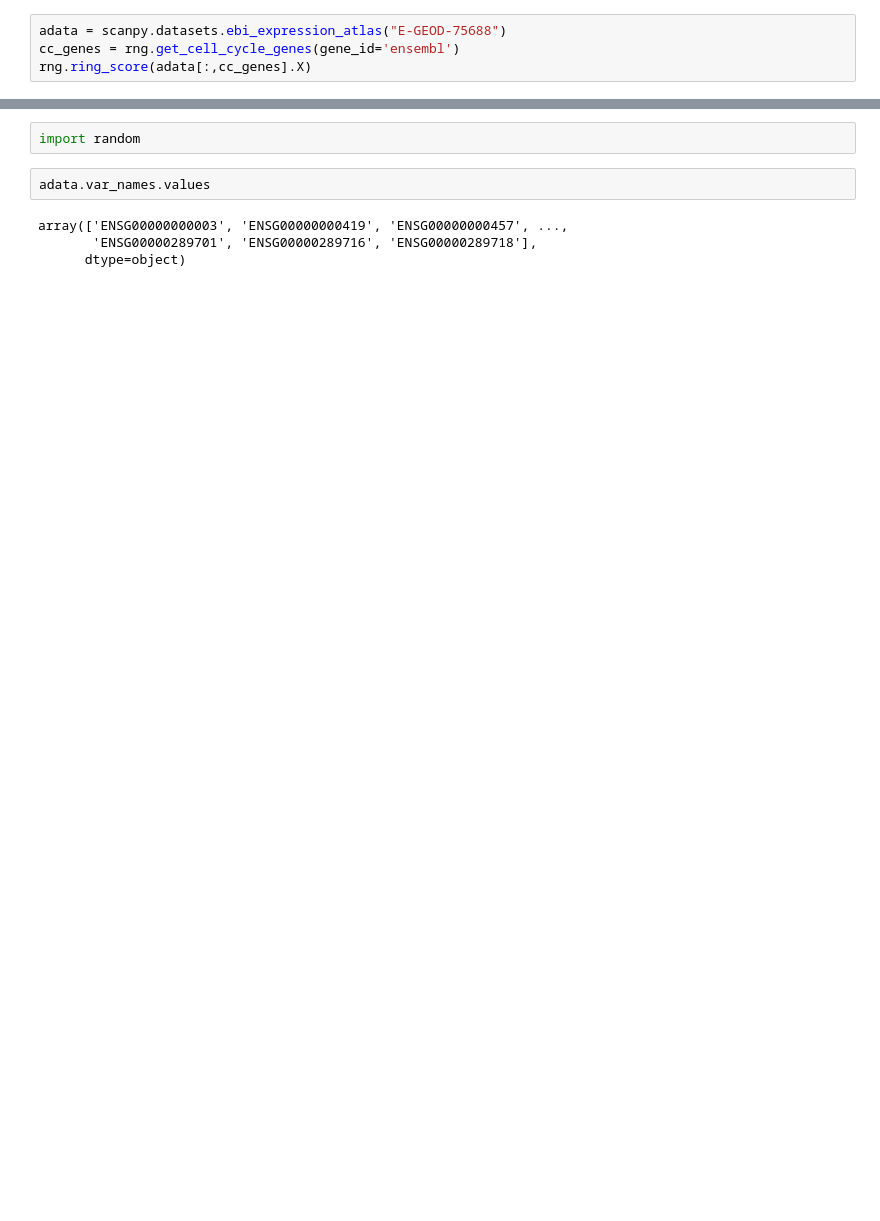
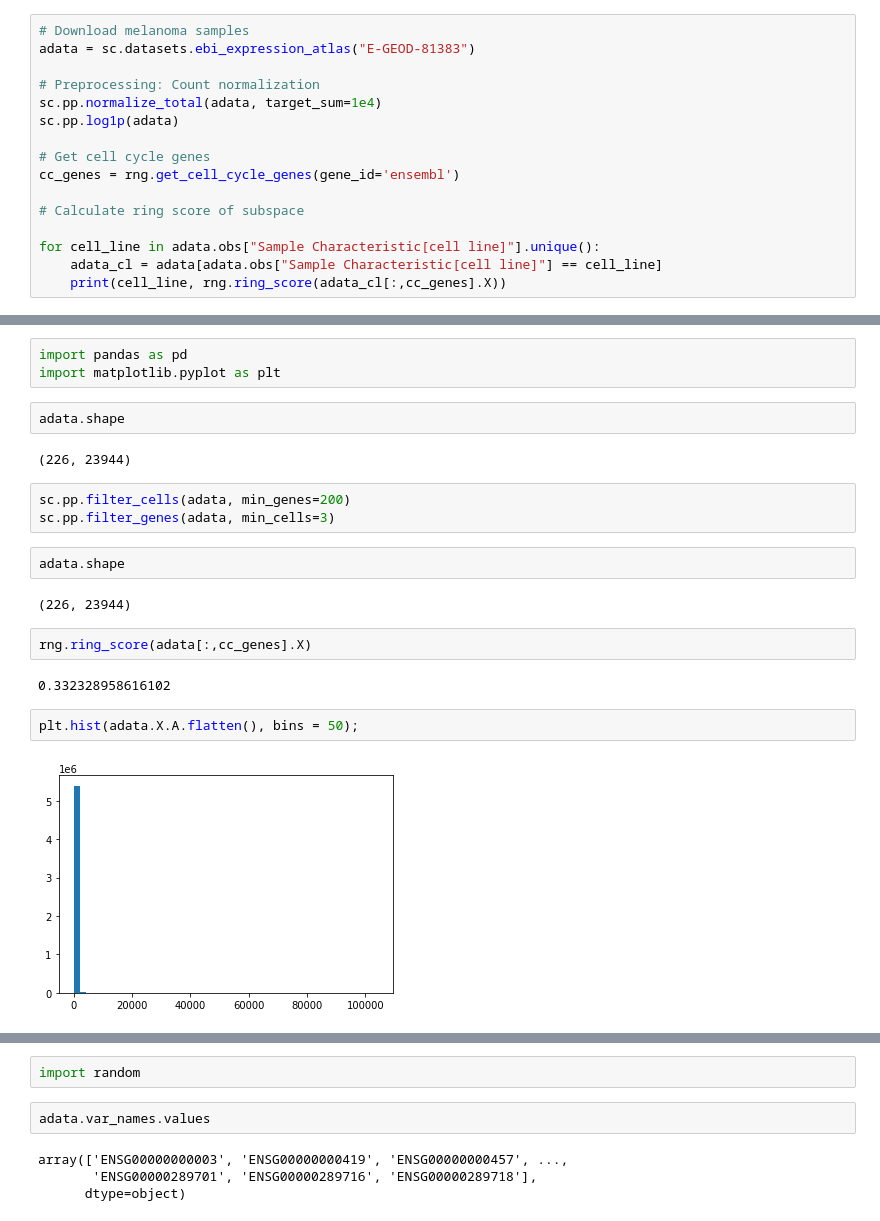
Before and after one commit to ClusterDuck123/ringity, a Jupyter notebook: notebooks/scRNAseq_example.ipynb, the cells around one changed output, grey strips where cells are left out. Drawn from its saved outputs; the diff is of its cells as text; blank space fills up the shorter version.

```diff
--- a/notebooks/scRNAseq_example.ipynb
+++ b/notebooks/scRNAseq_example.ipynb
@@ -4,5 +50,17 @@ import ringity as rng
 # %%
-adata = scanpy.datasets.ebi_expression_atlas("E-GEOD-75688")
+# Download melanoma samples
+adata = sc.datasets.ebi_expression_atlas("E-GEOD-81383")
+
+# Preprocessing: Count normalization
+sc.pp.normalize_total(adata, target_sum=1e4)
+sc.pp.log1p(adata)
+
+# Get cell cycle genes
 cc_genes = rng.get_cell_cycle_genes(gene_id='ensembl')
-rng.ring_score(adata[:,cc_genes].X)
+
+# Calculate ring score of subspace
+
+for cell_line in adata.obs["Sample Characteristic[cell line]"].unique():
+    adata_cl = adata[adata.obs["Sample Characteristic[cell line]"] == cell_line]
+    print(cell_line, rng.ring_score(adata_cl[:,cc_genes].X))
 # %% [output]
@@ -10,0 +75,22 @@ rng.ring_score(adata[:,cc_genes].X)
+# %%
+import pandas as pd
+import matplotlib.pyplot as plt
+# %%
+adata.shape
+# %% [output]
+(226, 23944)
+# %%
+sc.pp.filter_cells(adata, min_genes=200)
+sc.pp.filter_genes(adata, min_cells=3)
+# %%
+adata.shape
+# %% [output]
+(226, 23944)
+# %%
+rng.ring_score(adata[:,cc_genes].X)
+# %% [output]
+0.332328958616102
+# %%
+plt.hist(adata.X.A.flatten(), bins = 50);
+# %% [output]
+[figure, added]
```
Also changed, not shown: parts of 12 cells of this notebook, 4 other files.
